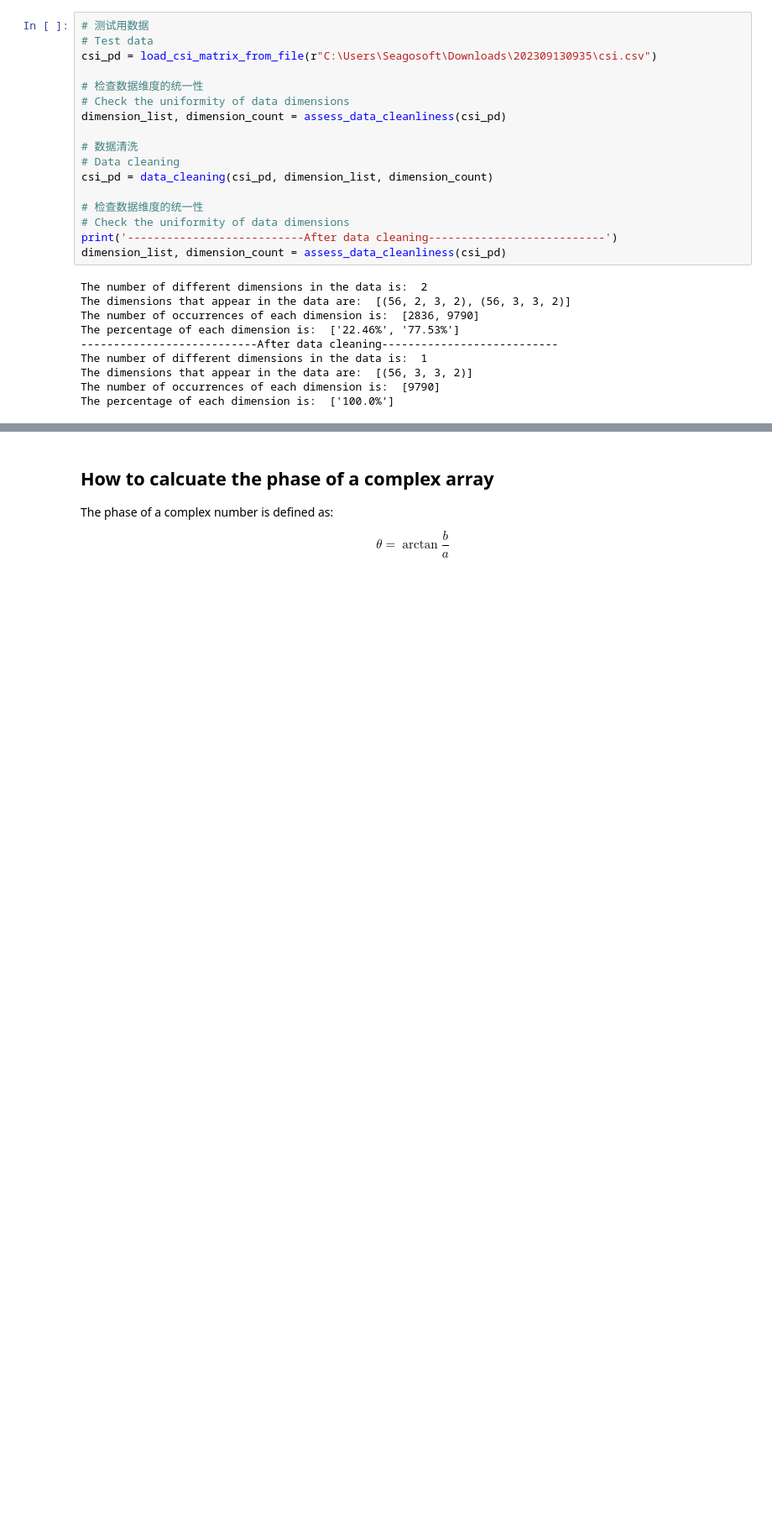
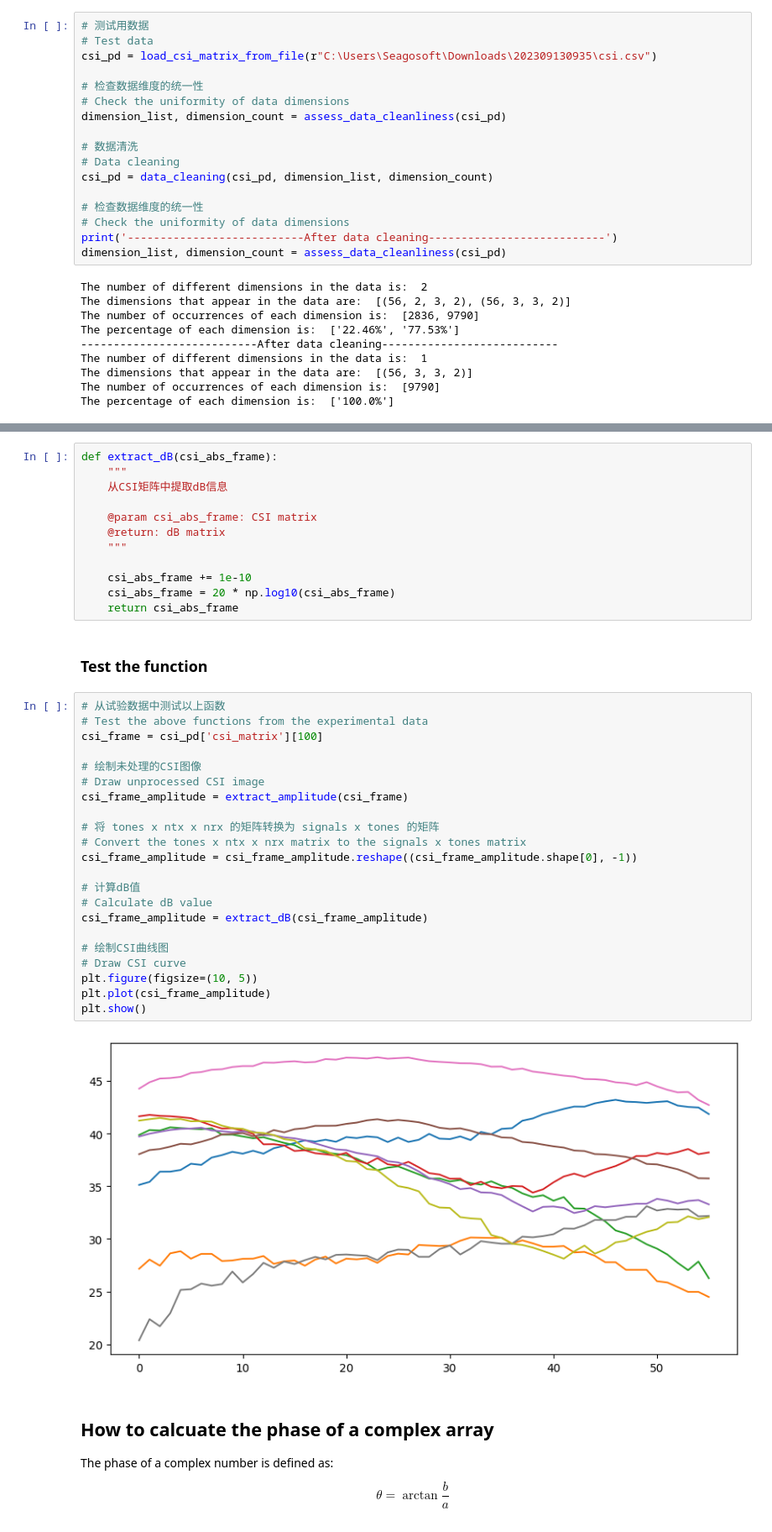
Before and after one commit to zyh1994/DensityDetectionViaCSI, a Jupyter notebook: 4.CSIAnalyzing/test.ipynb, the cells around one changed output, grey strips where cells are left out. Shown: that part at 84% size. Saved outputs shown, nothing was run; the diff lists cells and outputs as text; blank space fills up the shorter version.

```diff
--- a/4.CSIAnalyzing/test.ipynb
+++ b/4.CSIAnalyzing/test.ipynb
@@ -158,3 +190,41 @@ def extract_amplitude(csi_frame):
+# %%
+def extract_dB(csi_abs_frame):
+    """
+    从CSI矩阵中提取dB信息
+
+    @param csi_abs_frame: CSI matrix
+    @return: dB matrix
+    """
+
+    csi_abs_frame += 1e-10
+    csi_abs_frame = 20 * np.log10(csi_abs_frame)
+    return csi_abs_frame
+# %% [markdown]
+### Test the function
+# %%
+# 从试验数据中测试以上函数
+# Test the above functions from the experimental data
+csi_frame = csi_pd['csi_matrix'][100]
+
+# 绘制未处理的CSI图像
+# Draw unprocessed CSI image
+csi_frame_amplitude = extract_amplitude(csi_frame)
+
+# 将 tones x ntx x nrx 的矩阵转换为 signals x tones 的矩阵
+# Convert the tones x ntx x nrx matrix to the signals x tones matrix
+csi_frame_amplitude = csi_frame_amplitude.reshape((csi_frame_amplitude.shape[0], -1))
+
+# 计算dB值
+# Calculate dB value
+csi_frame_amplitude = extract_dB(csi_frame_amplitude)
+
+# 绘制CSI曲线图
+# Draw CSI curve
+plt.figure(figsize=(10, 5))
+plt.plot(csi_frame_amplitude)
+plt.show()
+# %% [output]
+[figure, added]
 # %% [markdown]
 ## How to calcuate the phase of a complex array
 
```
Also changed, not shown: parts of 12 cells of this notebook, 1 other file.
